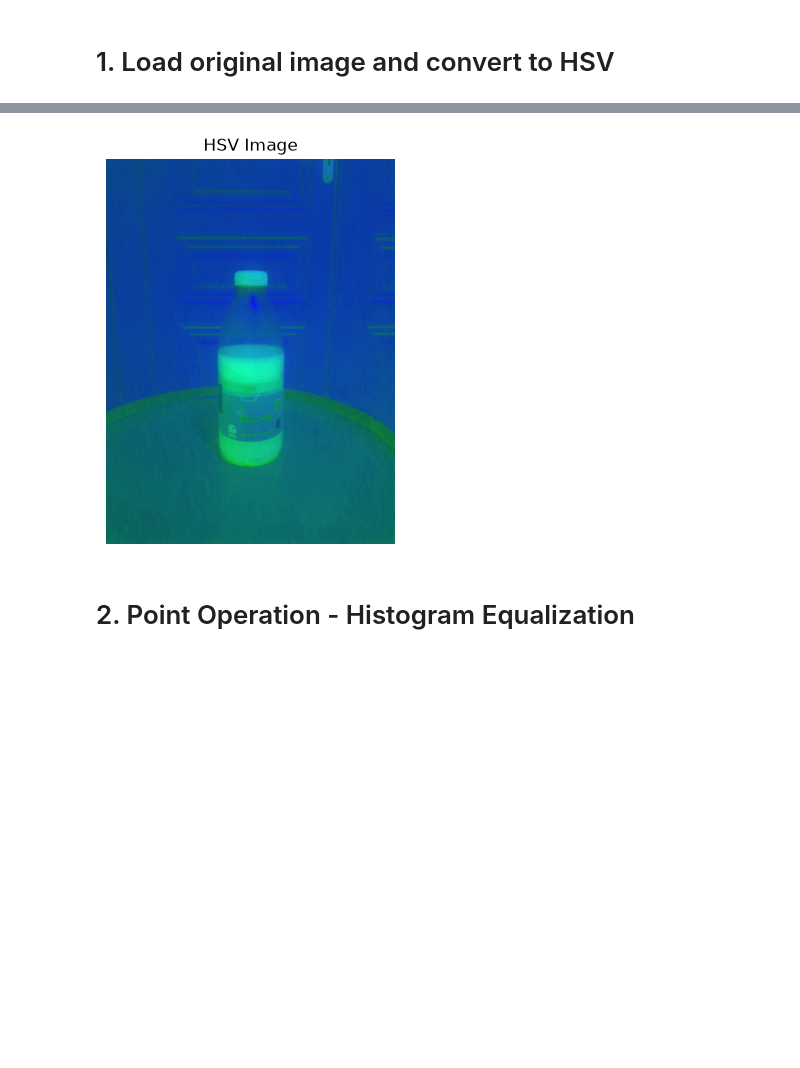
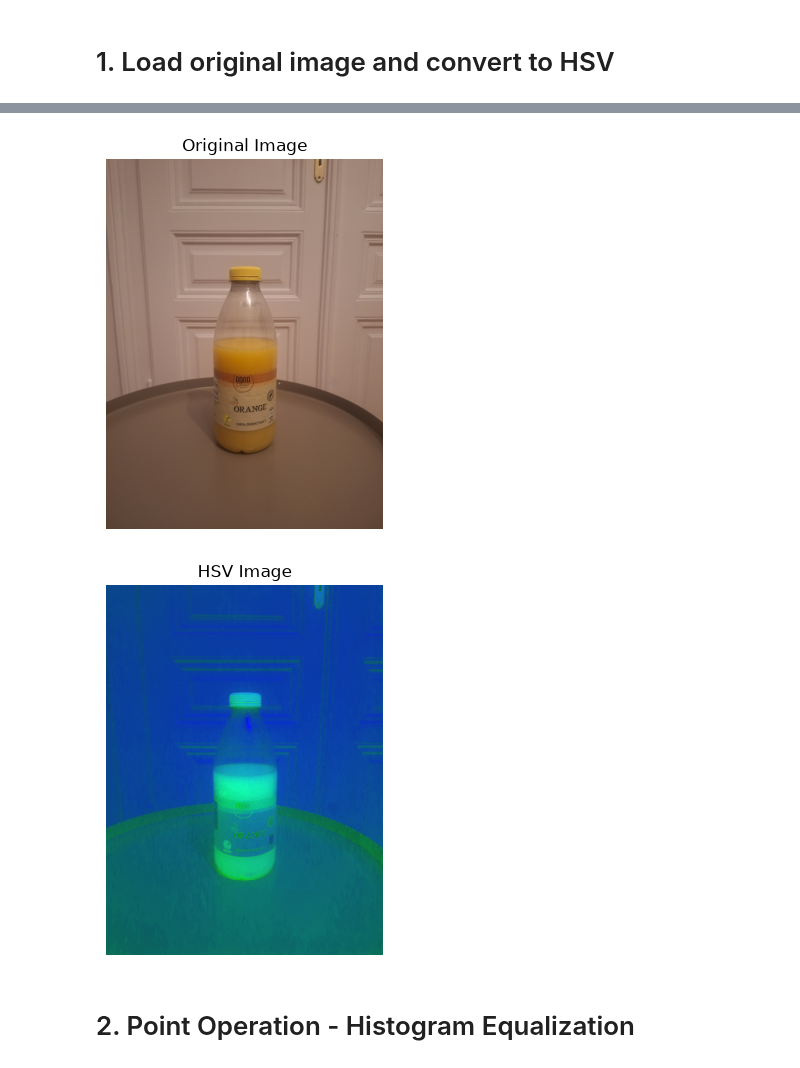
Before and after one commit to Exeboss02/ComputerVision, a Jupyter notebook: Exercise02/objectDetectionPipeline.ipynb, the cells around one changed output, grey strips where cells are left out. Drawn from its saved outputs; the diff is of its cells as text; code cells hidden in the pictures; blank space fills up the shorter version.

```diff
--- a/Exercise02/objectDetectionPipeline.ipynb
+++ b/Exercise02/objectDetectionPipeline.ipynb
@@ -14,16 +12,22 @@ Warning: Ignoring XDG_SESSION_TYPE=wayland on Gnome. Use QT_QPA_PLATFORM=wayland
 ## Size: w =4080 h =3060
 ## Channels: 3
 ## Format: uint8
+# %%
+plt.imshow(rgb_image)
+plt.title("Original Image")
+plt.axis('off')
+plt.show()
+# %% [output]
+[figure, added]
 # %%
 hsv_image = cv2.cvtColor(image, cv2.COLOR_BGR2HSV)
 # %%
-plt.figure(figsize=(10, 5))
 plt.imshow(hsv_image)
 plt.title("HSV Image")
 plt.axis('off')
 plt.show()
 # %% [output]
-[figure, old version]
+[figure, new version]
 # %% [markdown]
 # 2. Point Operation - Histogram Equalization
 # %%
```
Also changed, not shown: parts of 5 cells of this notebook, 10 other files.
